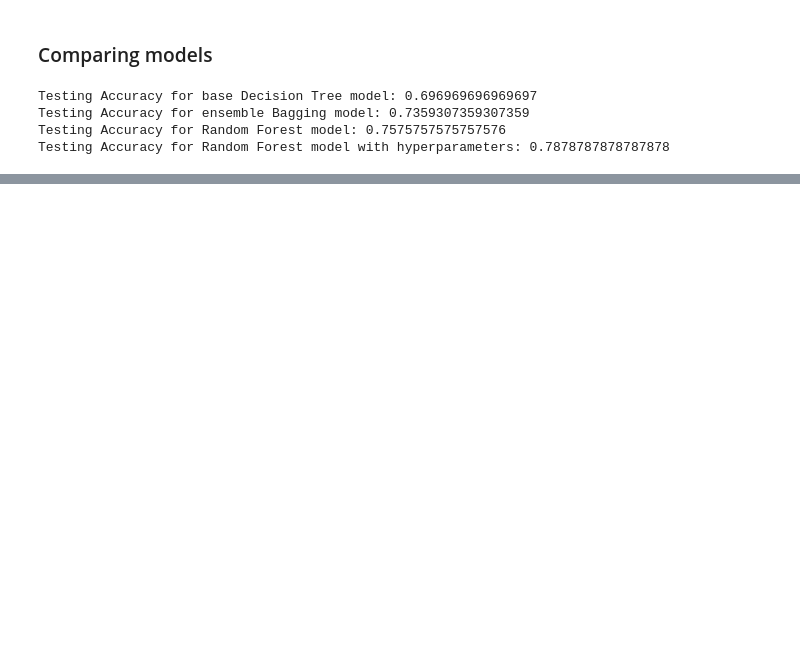
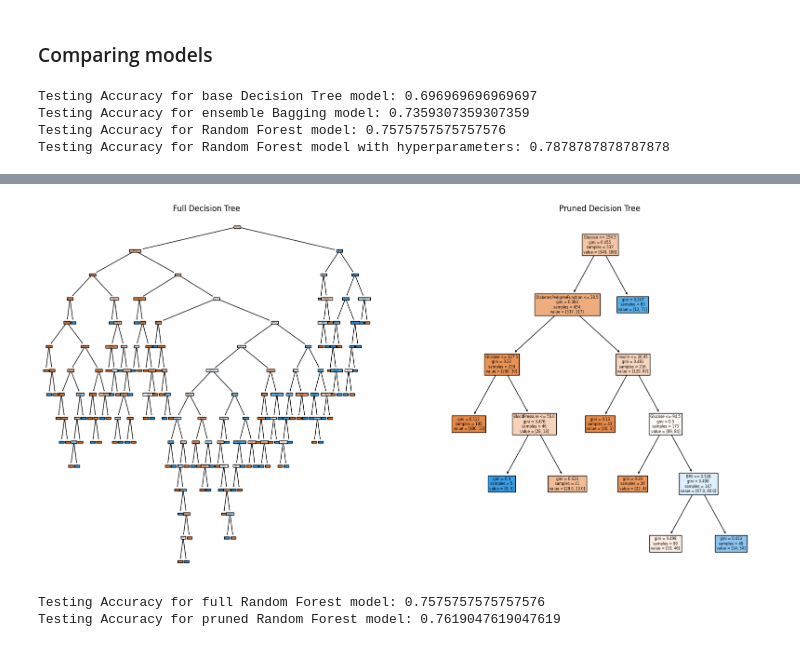
Before and after one commit to skills-cogrammar/C7-Lecture-Backpack, a Jupyter notebook: 3 - Data Science (DS)/Week 09/7 - Sunday/Lecture/Random_Forests_diabetes.ipynb, the cells around one changed output, grey strips where cells are left out. Drawn from its saved outputs; the diff is of its cells as text; code cells hidden in the pictures; blank space fills up the shorter version.

```diff
--- a/3 - Data Science (DS)/Week 09/7 - Sunday/Lecture/Random_Forests_diabetes.ipynb
+++ b/3 - Data Science (DS)/Week 09/7 - Sunday/Lecture/Random_Forests_diabetes.ipynb
@@ -275,0 +342,44 @@ Testing Accuracy for Random Forest model with hyperparameters: 0.787878787878787
+# %%
+# Create a Decision Tree classifier object with the optimal pruning
+r = 42
+pruned_tree = DecisionTreeClassifier(random_state=r, ccp_alpha=optimal_ccp_alpha)
+
+# Train the pruned tree classifier
+pruned_tree.fit(X_train, y_train)
+
+# Train the pruned tree classifier
+pruned_tree.fit(X_train, y_train)
+
+# Plot the full and pruned trees
+plt.figure(figsize=(20, 10))
+plt.subplot(121)
+plot_tree(full_tree, feature_names=X.columns, filled=True)
+plt.title('Full Decision Tree')
+plt.subplot(122)
+plot_tree(pruned_tree, feature_names=X.columns, filled=True)
+plt.title('Pruned Decision Tree')
+plt.show()
+# %% [output]
+[figure, added]
+# %%
+# Create a full Random Forest classifier object
+rf_full = RandomForestClassifier(random_state=r)
+
+# Train the full Random Forest classifier
+rf_full.fit(X_train, y_train)
+
+# Create a pruned Random Forest classifier object
+rf_pruned = RandomForestClassifier(random_state=r, ccp_alpha=optimal_ccp_alpha)
+
+# Train the pruned Random Forest classifier
+rf_pruned.fit(X_train, y_train)
+
+# Predict the response for the test dataset
+y_test_pred_rf_full = rf_full.predict(X_test)
+y_test_pred_rf_pruned = rf_pruned.predict(X_test)
+
+print(f'Testing Accuracy for full Random Forest model: {accuracy_score(y_test, y_test_pred_rf_full)}')
+print(f'Testing Accuracy for pruned Random Forest model: {accuracy_score(y_test, y_test_pred_rf_pruned)}')
+# %% [output]
+Testing Accuracy for full Random Forest model: 0.7575757575757576
+Testing Accuracy for pruned Random Forest model: 0.7619047619047619
```
Also changed, not shown: parts of 14 cells of this notebook, 1 other file.
